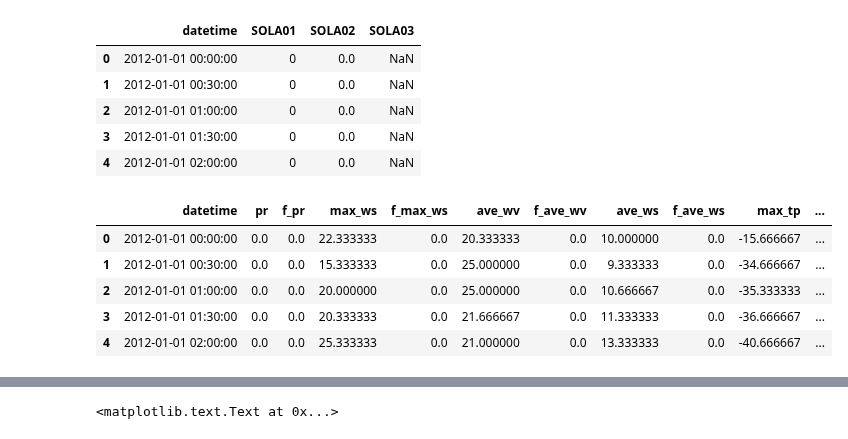
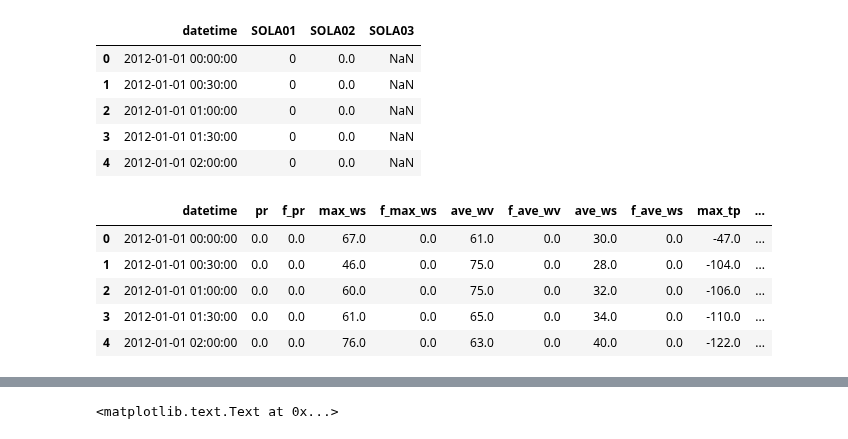
Before and after one commit to gciteam6/predict_amd, a Jupyter notebook: predict_SOLA01.ipynb, the cells around one changed output, grey strips where cells are left out. Cells and saved outputs as stored; diff of their text form; code cells hidden in the pictures.

```diff
--- a/predict_SOLA01.ipynb
+++ b/predict_SOLA01.ipynb
@@ -114,31 +117,34 @@ output_data.head()
 # %%
 # データの読み込み
 # 処理済みデータを読み込む。無かったら作る
 try:
     amd_data = pd.read_csv('data/processed_data/amd_data.tsv', delimiter='\t')
     amd_data['datetime'] = amd_data['datetime'].map(lambda x : pd.to_datetime(x))
 
 except:
     # 河口湖アメダスのデータを使って予測する, amd_49251
     # 各amdidはamd_masterに記載されている
     amd_data = pd.read_csv('data/raw_data/amd_49251.tsv', delimiter = '\t')
 
     amd_data = set_time(amd_data, 'datetime')
     amd_data['datetime'] = amd_data['datetime'].map(lambda x : pd.to_datetime(x))
 
     # 30分ごとに平均を集計
-    amd_data = amd_data.set_index('datetime').groupby(pd.TimeGrouper(freq='1800s', closed='left')).mean()
+    amd_data = amd_data.set_index('datetime').groupby(pd.TimeGrouper(freq='1800s', closed='left')).sum()
 
     amd_data.to_csv('data/processed_data/amd_data.tsv', sep='\t')
 
+    amd_data = pd.read_csv('data/processed_data/amd_data.tsv', delimiter='\t')
+    amd_data['datetime'] = amd_data['datetime'].map(lambda x : pd.to_datetime(x))
+
 amd_data.head()
 # %% [output]
 |  | datetime | pr | f_pr | max_ws | f_max_ws | ave_wv | f_ave_wv | ave_ws | f_ave_ws | max_tp | ... |
-| 0 | 2012-01-01 00:00:00 | 0.0 | 0.0 | 22.333333 | 0.0 | 20.333333 | 0.0 | 10.000000 | 0.0 | -15.666667 | ... |
-| 1 | 2012-01-01 00:30:00 | 0.0 | 0.0 | 15.333333 | 0.0 | 25.000000 | 0.0 | 9.333333 | 0.0 | -34.666667 | ... |
-| 2 | 2012-01-01 01:00:00 | 0.0 | 0.0 | 20.000000 | 0.0 | 25.000000 | 0.0 | 10.666667 | 0.0 | -35.333333 | ... |
-| 3 | 2012-01-01 01:30:00 | 0.0 | 0.0 | 20.333333 | 0.0 | 21.666667 | 0.0 | 11.333333 | 0.0 | -36.666667 | ... |
-| 4 | 2012-01-01 02:00:00 | 0.0 | 0.0 | 25.333333 | 0.0 | 21.000000 | 0.0 | 13.333333 | 0.0 | -40.666667 | ... |
+| 0 | 2012-01-01 00:00:00 | 0.0 | 0.0 | 67.0 | 0.0 | 61.0 | 0.0 | 30.0 | 0.0 | -47.0 | ... |
+| 1 | 2012-01-01 00:30:00 | 0.0 | 0.0 | 46.0 | 0.0 | 75.0 | 0.0 | 28.0 | 0.0 | -104.0 | ... |
+| 2 | 2012-01-01 01:00:00 | 0.0 | 0.0 | 60.0 | 0.0 | 75.0 | 0.0 | 32.0 | 0.0 | -106.0 | ... |
+| 3 | 2012-01-01 01:30:00 | 0.0 | 0.0 | 61.0 | 0.0 | 65.0 | 0.0 | 34.0 | 0.0 | -110.0 | ... |
+| 4 | 2012-01-01 02:00:00 | 0.0 | 0.0 | 76.0 | 0.0 | 63.0 | 0.0 | 40.0 | 0.0 | -122.0 | ... |
 # %%
 # モデル構築のためにデータを分割する
 
```
Also changed, not shown: parts of 7 cells of this notebook, 11 other files.
